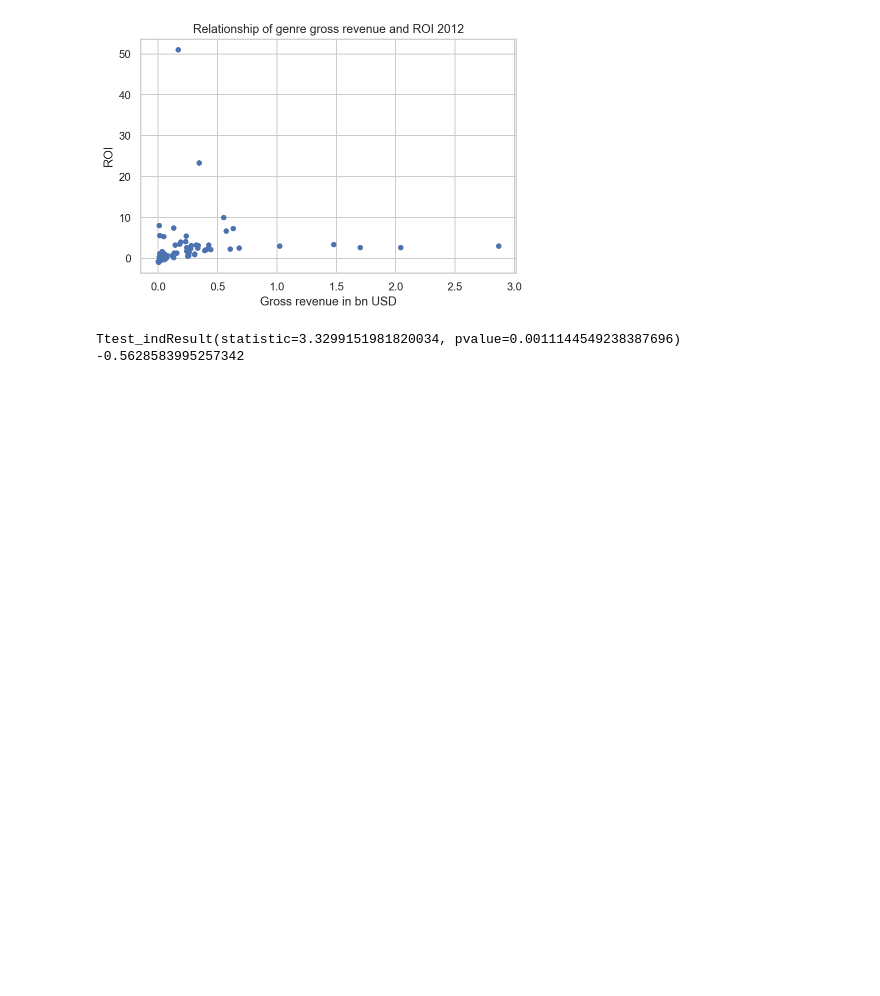
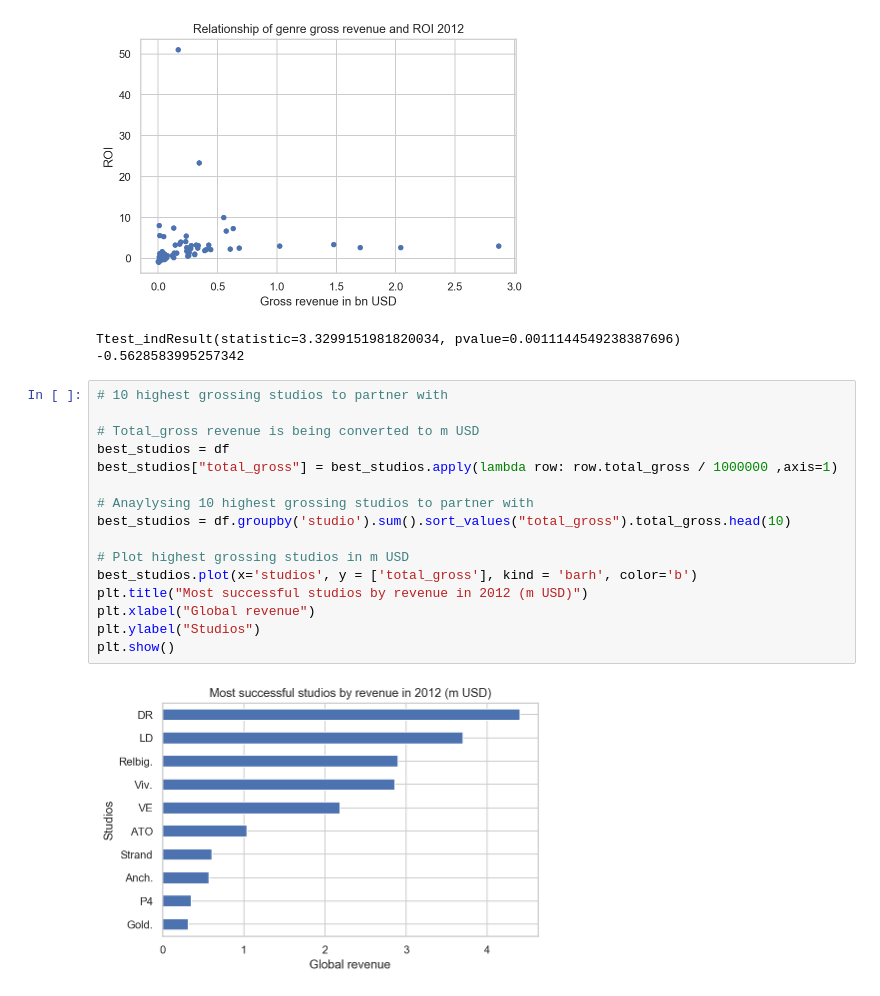
Before and after one commit to Reginald13/FirstProject, a Jupyter notebook: FirstProject_Reginald's branch.ipynb, the cells around one changed output. Drawn from its saved outputs; the diff is of its cells as text; blank space fills up the shorter version.

Commit message:
Add the studio analysis

```diff
--- a/FirstProject_Reginald's branch.ipynb
+++ b/FirstProject_Reginald's branch.ipynb
@@ -190,3 +188,21 @@ print(cohens_d)
 [figure]
 Ttest_indResult(statistic=3.3299151981820034, pvalue=0.0011144549238387696)
 -0.5628583995257342
+# %%
+# 10 highest grossing studios to partner with
+
+# Total_gross revenue is being converted to m USD
+best_studios = df
+best_studios["total_gross"] = best_studios.apply(lambda row: row.total_gross / 1000000 ,axis=1)
+
+# Anaylysing 10 highest grossing studios to partner with
+best_studios = df.groupby('studio').sum().sort_values("total_gross").total_gross.head(10)
+
+# Plot highest grossing studios in m USD
+best_studios.plot(x='studios', y = ['total_gross'], kind = 'barh', color='b')
+plt.title("Most successful studios by revenue in 2012 (m USD)")
+plt.xlabel("Global revenue")
+plt.ylabel("Studios")
+plt.show()
+# %% [output]
+[figure, added]
```
Also changed, not shown: parts of 1 cell of this notebook, 1 other file.
